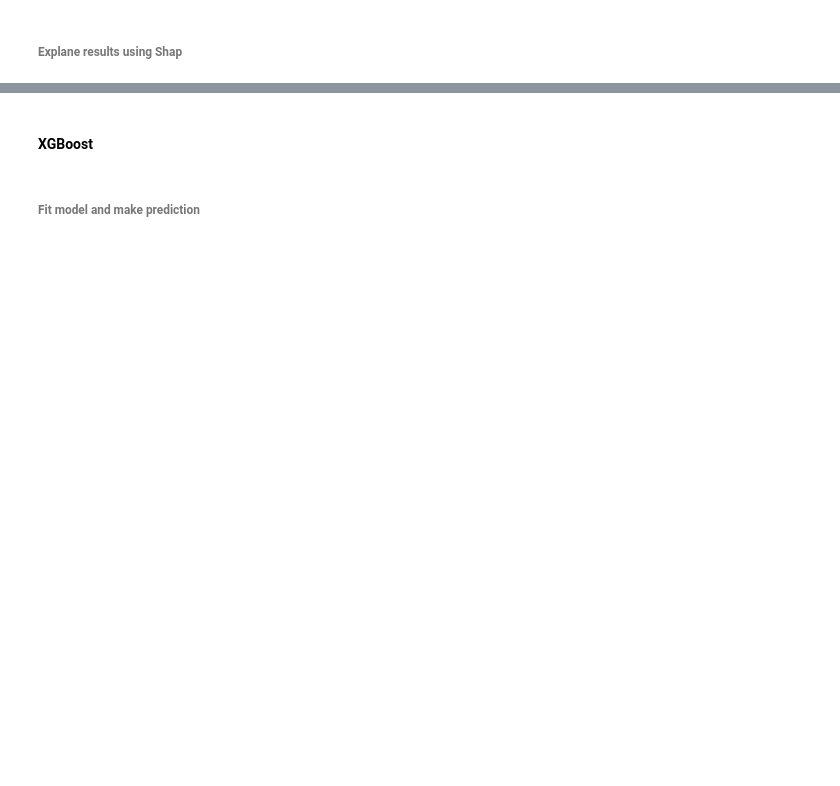
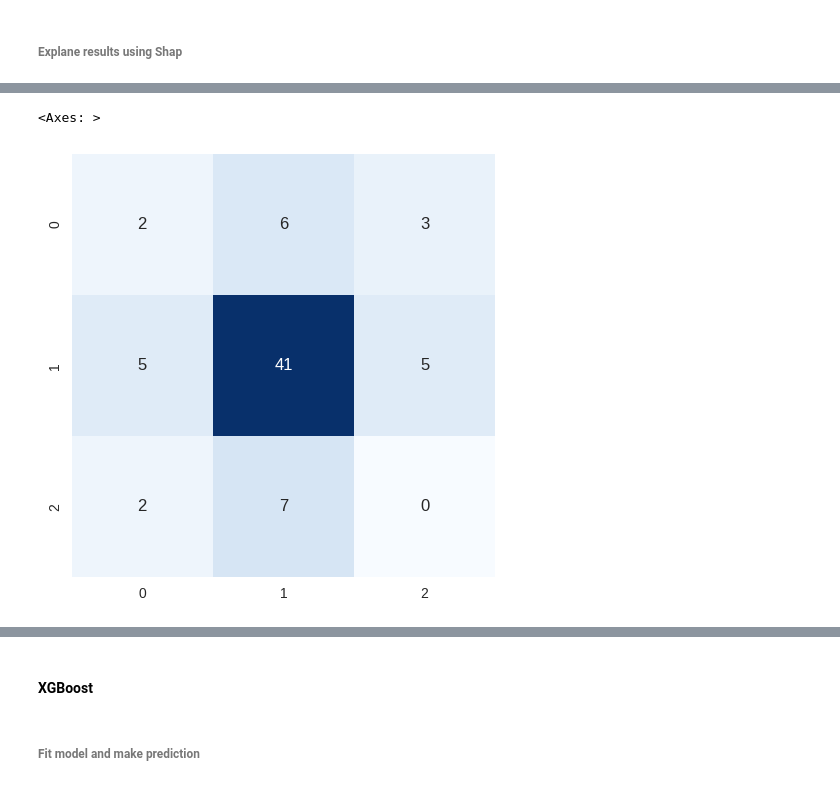
Before and after one commit to WIEM-MOOT-HAD/seasame_ouvre_toi, a Jupyter notebook: sesame_ouvre_toi_ML+SHAP.ipynb, the cells around one changed output, grey strips where cells are left out. Drawn from its saved outputs; the diff is of its cells as text; code cells hidden in the pictures; blank space fills up the shorter version.

```diff
--- a/sesame_ouvre_toi_ML+SHAP.ipynb
+++ b/sesame_ouvre_toi_ML+SHAP.ipynb
@@ -262,0 +348,7 @@ shap.summary_plot(shap_values, x_test)#, feature_names=X_train.feature_names)
+# %%
+#confusion matrix
+mat = confusion_matrix(y_test, y_pred)
+sns.heatmap(mat, square=True, annot=True, fmt='d', cbar=False, cmap='Blues')
+# %% [output]
+<Axes: >
+[figure, added]
```
Also changed, not shown: parts of 80 cells of this notebook.
